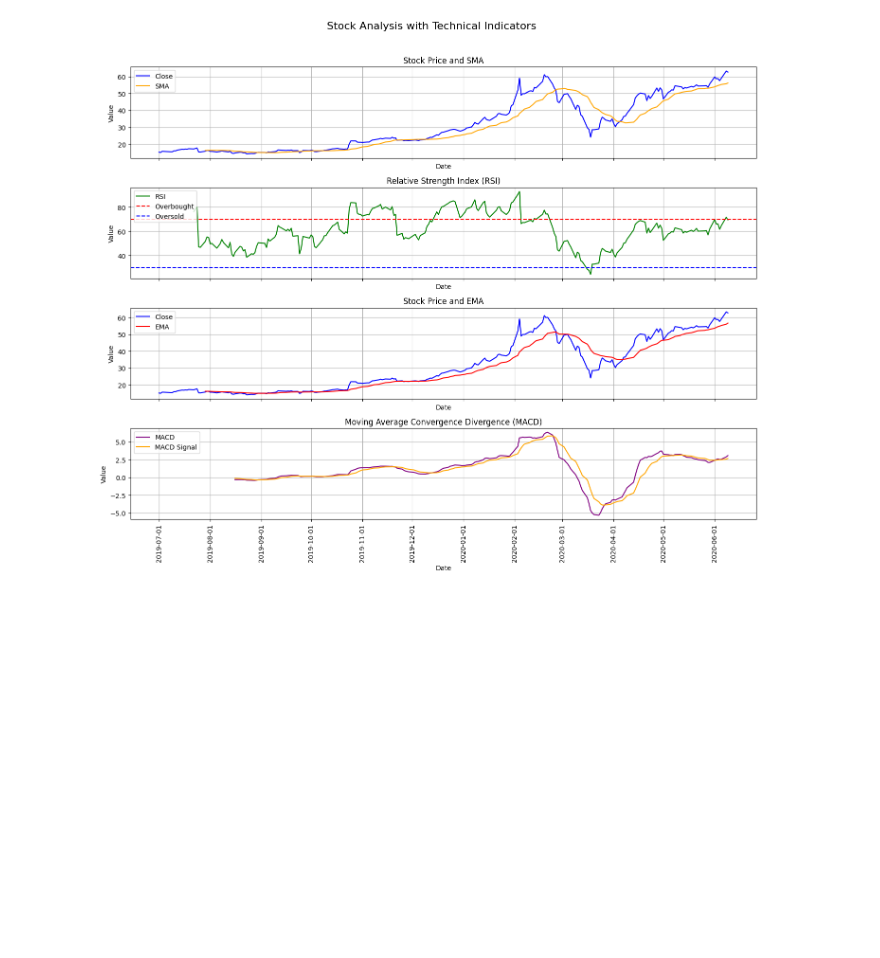
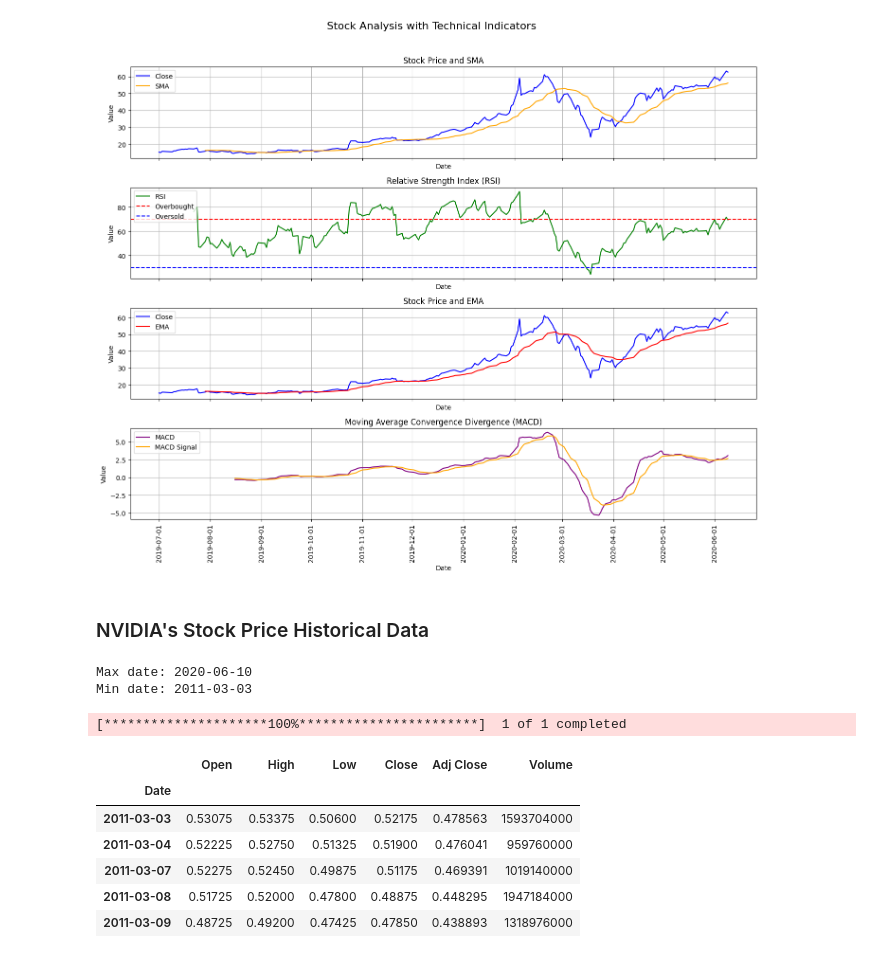
Before and after one commit to wolderufael/Stock-market-analysis-based-on-news-sentiment, a Jupyter notebook: notebooks/stock_analysis.ipynb, the cells around one changed output. Cells and saved outputs as stored; diff of their text form; code cells hidden in the pictures; blank space fills up the shorter version.

```diff
--- a/notebooks/stock_analysis.ipynb
+++ b/notebooks/stock_analysis.ipynb
@@ -224,3 +224,15 @@ analyzer.plot_technical_indicators(tesla_stock_data)
 # %%
 # save the out put data
 tesla_stock_data_indicators.to_csv('Data/Output/tesla_stock_data.csv', index=True)
+# %% [markdown]
+### NVIDIA's Stock Price Historical Data
+# %%
+#get the day range
+filtered_headline=headline_df[headline_df['stock']=='NVDA']
+max_date = filtered_headline['date_only'].max()
+min_date = filtered_headline['date_only'].min()
+print("Max date:", max_date)
+print("Min date:", min_date)
+# %% [output]
+Max date: 2020-06-10
+Min date: 2011-03-03
@@ -226,0 +242,13 @@ tesla_stock_data_indicators.to_csv('Data/Output/tesla_stock_data.csv', index=Tru
+# %%
+#retrieve data using yfinance
+NVIDIA_stock_data=analyzer.retrieve_stock_data()
+NVIDIA_stock_data.head()
+# %% [output]
+[*********************100%***********************]  1 of 1 completed
+|  | Open | High | Low | Close | Adj Close | Volume |
+| Date |  |  |  |  |  |  |
+| 2011-03-03 | 0.53075 | 0.53375 | 0.50600 | 0.52175 | 0.478563 | 1593704000 |
+| 2011-03-04 | 0.52225 | 0.52750 | 0.51325 | 0.51900 | 0.476041 | 959760000 |
+| 2011-03-07 | 0.52275 | 0.52450 | 0.49875 | 0.51175 | 0.469391 | 1019140000 |
+| 2011-03-08 | 0.51725 | 0.52000 | 0.47800 | 0.48875 | 0.448295 | 1947184000 |
+| 2011-03-09 | 0.48725 | 0.49200 | 0.47425 | 0.47850 | 0.438893 | 1318976000 |
```
Also changed, not shown: parts of 4 cells of this notebook.
